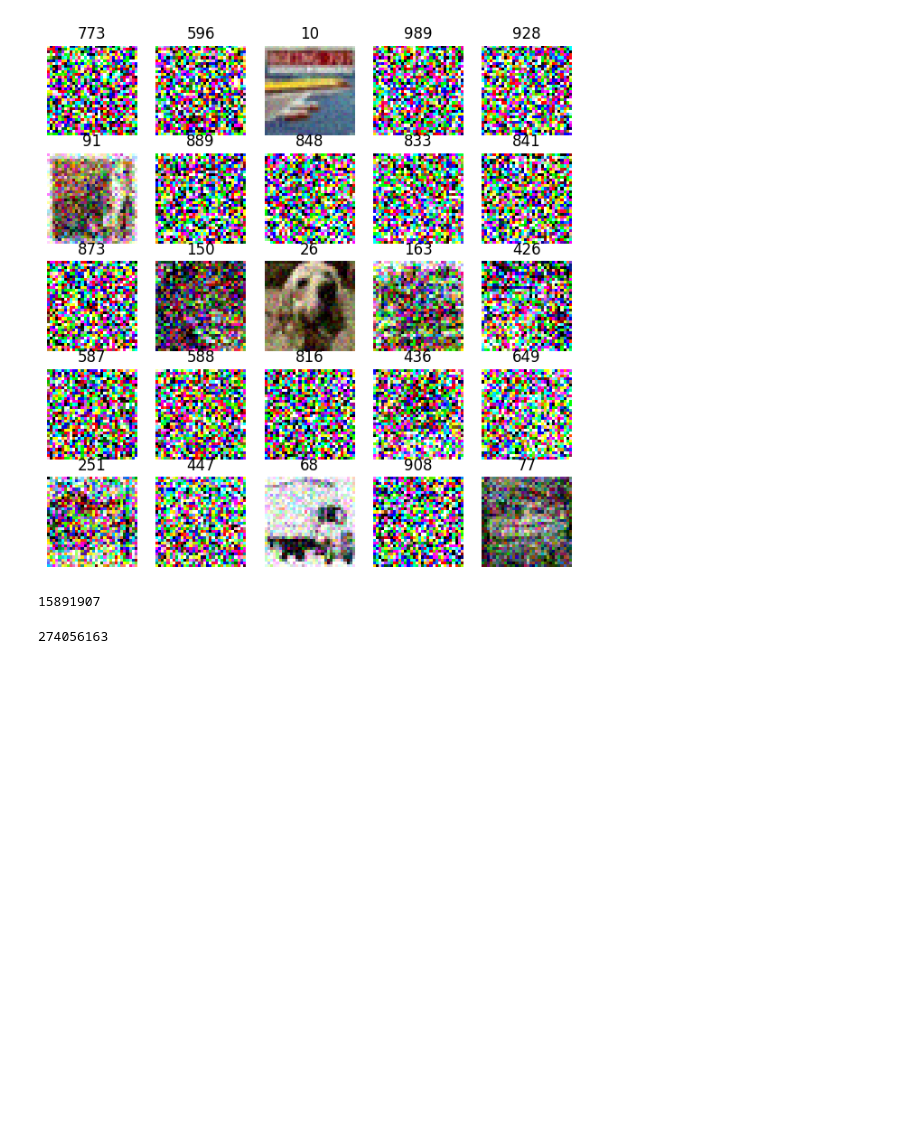
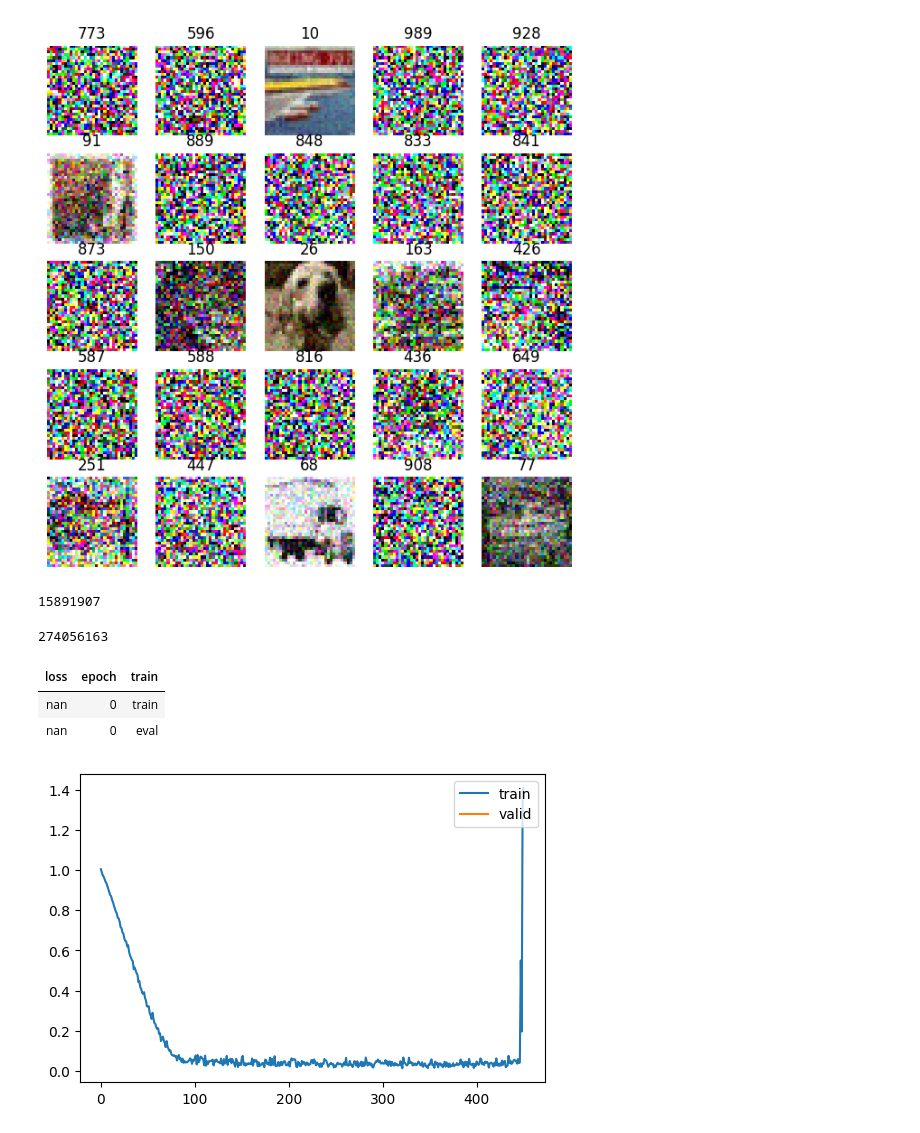
Before and after one commit to satani99/fastai_22_2, a Jupyter notebook: cifar10_wandb.ipynb, the cells around one changed output. Cells and saved outputs as stored; diff of their text form; code cells hidden in the pictures; blank space fills up the shorter version.

```diff
--- a/cifar10_wandb.ipynb
+++ b/cifar10_wandb.ipynb
@@ -177,3 +177,20 @@ sum(p.numel() for p in model.parameters())
 274056163
 # %%
 clean_mem()
+# %%
+lr = 1e-3
+epochs = 1
+opt_func = partial(optim.AdamW, eps=1e-5)
+tmax = epochs * len(dls.train)
+sched = partial(lr_scheduler.OneCycleLR, max_lr=lr, total_steps=tmax)
+cbs = [DeviceCB(), MixedPrecision(), ProgressCB(plot=True), MetricsCB(), BatchSchedCB(sched)]
+model = UNet(in_channels=3, out_channels=3)
+init_ddpm(model)
+learn = Learner(model, dls, nn.MSELoss(), lr=lr, cbs=cbs, opt_func=opt_func)
+# %%
+learn.fit(epochs)
+# %% [output]
+| loss | epoch | train |
+| nan | 0 | train |
+| nan | 0 | eval |
+[figure, added]
```
Also changed, not shown: parts of 7 cells of this notebook.
